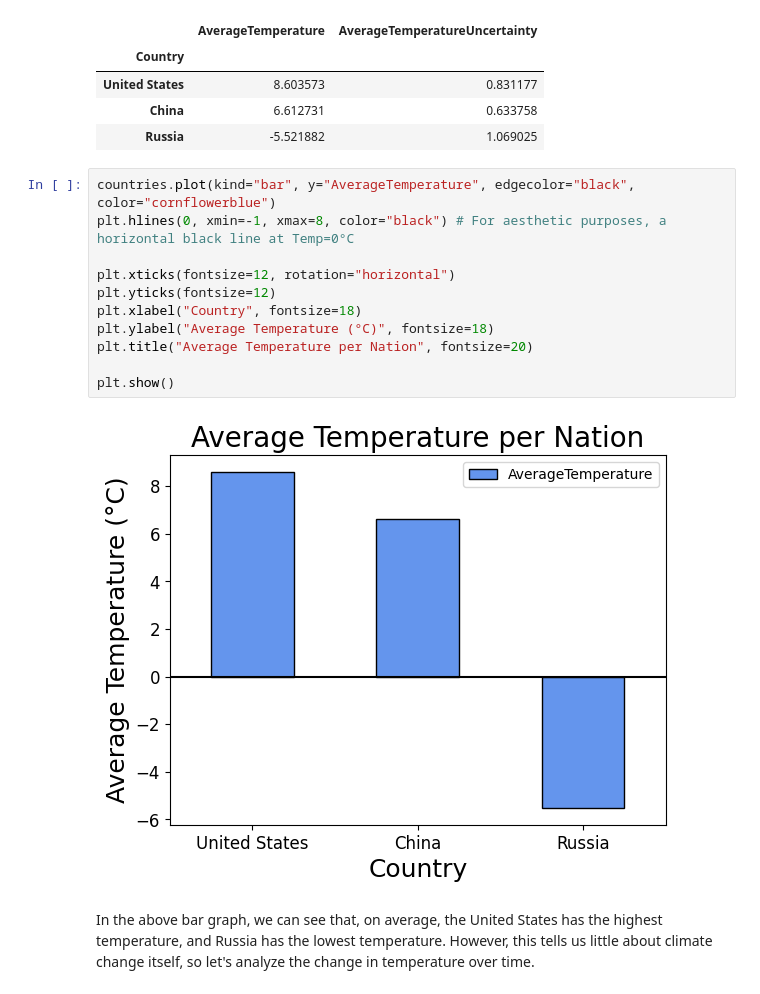
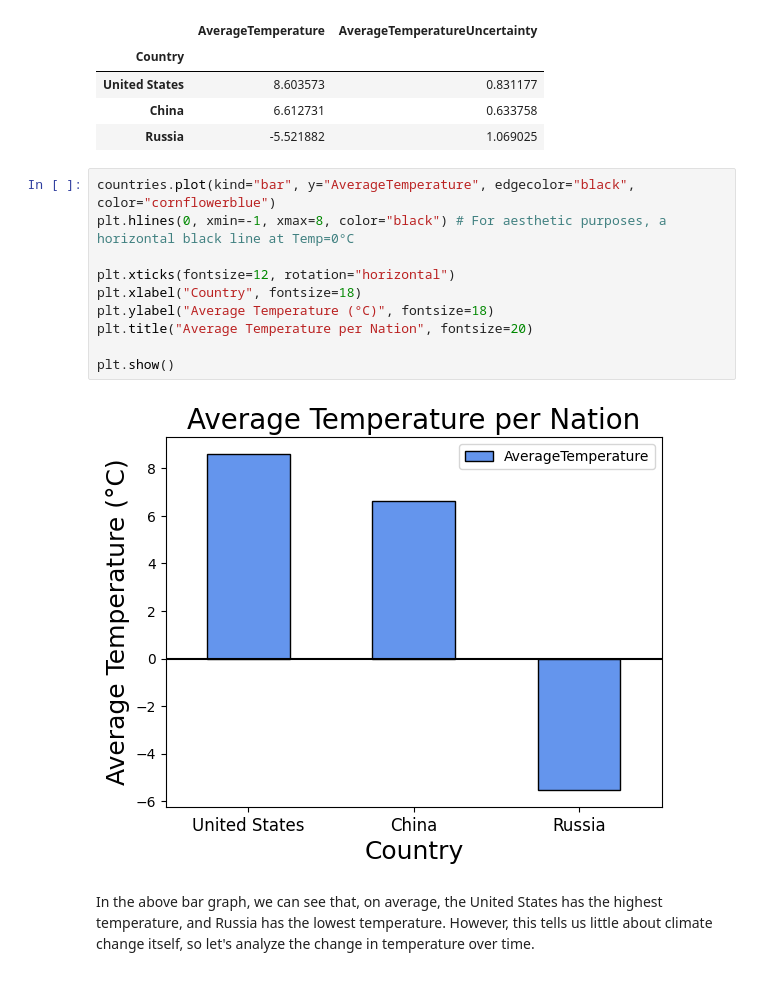
Before and after one commit to danielileon/ClimateAnalysis, a Jupyter notebook: Land Average Temperature by Country.ipynb, the cells around one changed output. Saved outputs shown, nothing was run; the diff lists cells and outputs as text.

```diff
--- a/Land Average Temperature by Country.ipynb
+++ b/Land Average Temperature by Country.ipynb
@@ -41,16 +41,15 @@ countries
 # %%
 countries.plot(kind="bar", y="AverageTemperature", edgecolor="black", color="cornflowerblue")
 plt.hlines(0, xmin=-1, xmax=8, color="black") # For aesthetic purposes, a horizontal black line at Temp=0°C
 
 plt.xticks(fontsize=12, rotation="horizontal")
-plt.yticks(fontsize=12)
 plt.xlabel("Country", fontsize=18)
 plt.ylabel("Average Temperature (°C)", fontsize=18)
 plt.title("Average Temperature per Nation", fontsize=20)
 
 plt.show()
 # %% [output]
-[figure, old version]
+[figure, new version]
 # %% [markdown]
 In the above bar graph, we can see that, on average, the United States has the highest temperature, and Russia has the lowest temperature. However, this tells us little about climate change itself, so let's analyze the change in temperature over time.
 # %%
```
Also changed, not shown: parts of 1 cell of this notebook.
